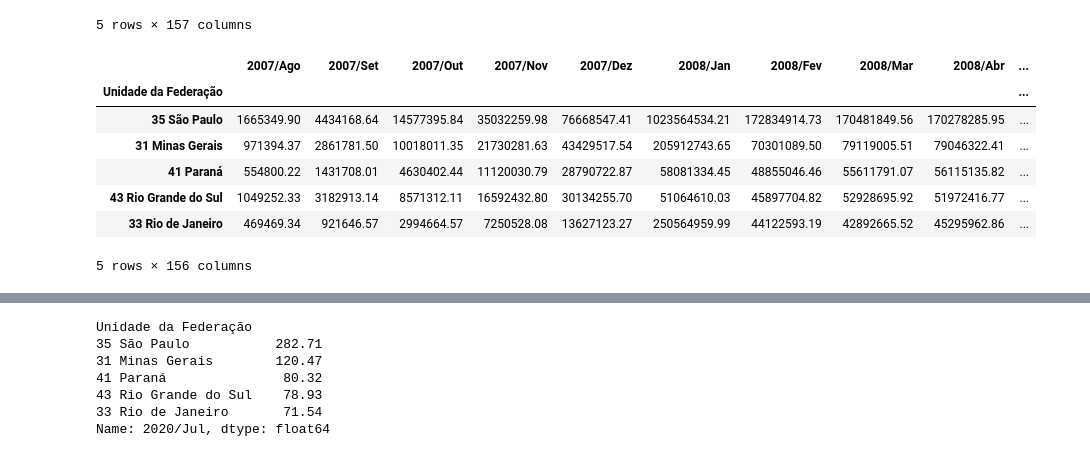
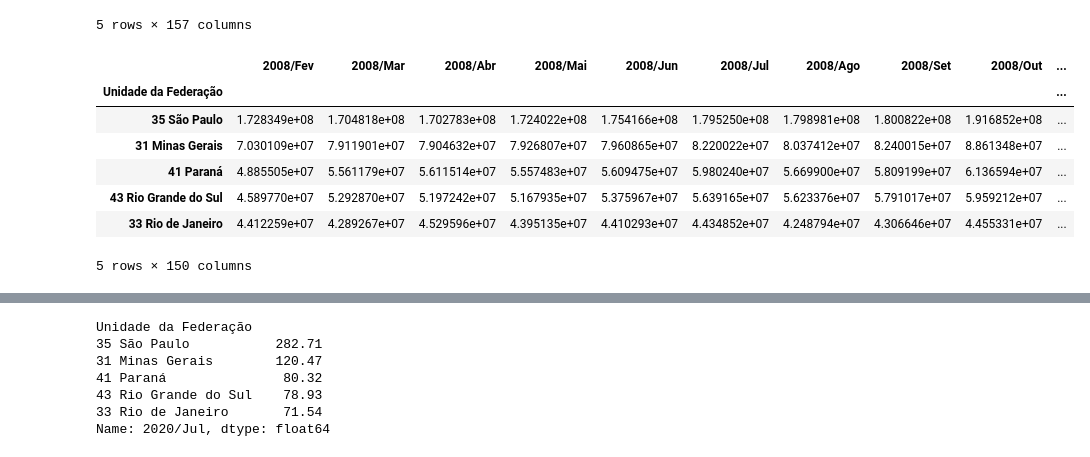
Before and after one commit to AdamStamm/bootcamp_alura, a Jupyter notebook: Notebooks/Bootcamp_Data_Science_Módulo_2.ipynb, the cells around one changed output, grey strips where cells are left out. Saved outputs shown, nothing was run; the diff lists cells and outputs as text; code cells hidden in the pictures.

```diff
--- a/Notebooks/Bootcamp_Data_Science_Módulo_2.ipynb
+++ b/Notebooks/Bootcamp_Data_Science_Módulo_2.ipynb
@@ -55,16 +55,20 @@ usaveis.head()
 # %%
 ordenado_por_total = usaveis.sort_values('Total', ascending=False)
 ordenado_por_total = ordenado_por_total.drop('Total', axis=1)
+#Organizando conforme a aula, pegando dados a partir de 2008/Fev
+colunas_interessadas = ordenado_por_total.columns[6:]
+ordenado_por_total = ordenado_por_total[colunas_interessadas]
+#ordenado_por_total = ordenado_por_total /1000000
 ordenado_por_total.head()
 # %% [output]
-|  | 2007/Ago | 2007/Set | 2007/Out | 2007/Nov | 2007/Dez | 2008/Jan | 2008/Fev | 2008/Mar | 2008/Abr | ... |
+|  | 2008/Fev | 2008/Mar | 2008/Abr | 2008/Mai | 2008/Jun | 2008/Jul | 2008/Ago | 2008/Set | 2008/Out | ... |
 | Unidade da Federação |  |  |  |  |  |  |  |  |  | ... |
-| 35 São Paulo | 1665349.90 | 4434168.64 | 14577395.84 | 35032259.98 | 76668547.41 | 1023564534.21 | 172834914.73 | 170481849.56 | 170278285.95 | ... |
-| 31 Minas Gerais | 971394.37 | 2861781.50 | 10018011.35 | 21730281.63 | 43429517.54 | 205912743.65 | 70301089.50 | 79119005.51 | 79046322.41 | ... |
-| 41 Paraná | 554800.22 | 1431708.01 | 4630402.44 | 11120030.79 | 28790722.87 | 58081334.45 | 48855046.46 | 55611791.07 | 56115135.82 | ... |
-| 43 Rio Grande do Sul | 1049252.33 | 3182913.14 | 8571312.11 | 16592432.80 | 30134255.70 | 51064610.03 | 45897704.82 | 52928695.92 | 51972416.77 | ... |
-| 33 Rio de Janeiro | 469469.34 | 921646.57 | 2994664.57 | 7250528.08 | 13627123.27 | 250564959.99 | 44122593.19 | 42892665.52 | 45295962.86 | ... |
+| 35 São Paulo | 1.728349e+08 | 1.704818e+08 | 1.702783e+08 | 1.724022e+08 | 1.754166e+08 | 1.795250e+08 | 1.798981e+08 | 1.800822e+08 | 1.916852e+08 | ... |
+| 31 Minas Gerais | 7.030109e+07 | 7.911901e+07 | 7.904632e+07 | 7.926807e+07 | 7.960865e+07 | 8.220022e+07 | 8.037412e+07 | 8.240015e+07 | 8.861348e+07 | ... |
+| 41 Paraná | 4.885505e+07 | 5.561179e+07 | 5.611514e+07 | 5.557483e+07 | 5.609475e+07 | 5.980240e+07 | 5.669900e+07 | 5.809199e+07 | 6.136594e+07 | ... |
+| 43 Rio Grande do Sul | 4.589770e+07 | 5.292870e+07 | 5.197242e+07 | 5.167935e+07 | 5.375967e+07 | 5.639165e+07 | 5.623376e+07 | 5.791017e+07 | 5.959212e+07 | ... |
+| 33 Rio de Janeiro | 4.412259e+07 | 4.289267e+07 | 4.529596e+07 | 4.395135e+07 | 4.410293e+07 | 4.434852e+07 | 4.248794e+07 | 4.306646e+07 | 4.455331e+07 | ... |
-5 rows × 156 columns
+5 rows × 150 columns
 # %%
 o_mes_mais_recente = ordenado_por_total.columns[-1]
 # %%
```
Also changed, not shown: parts of 44 cells of this notebook.
